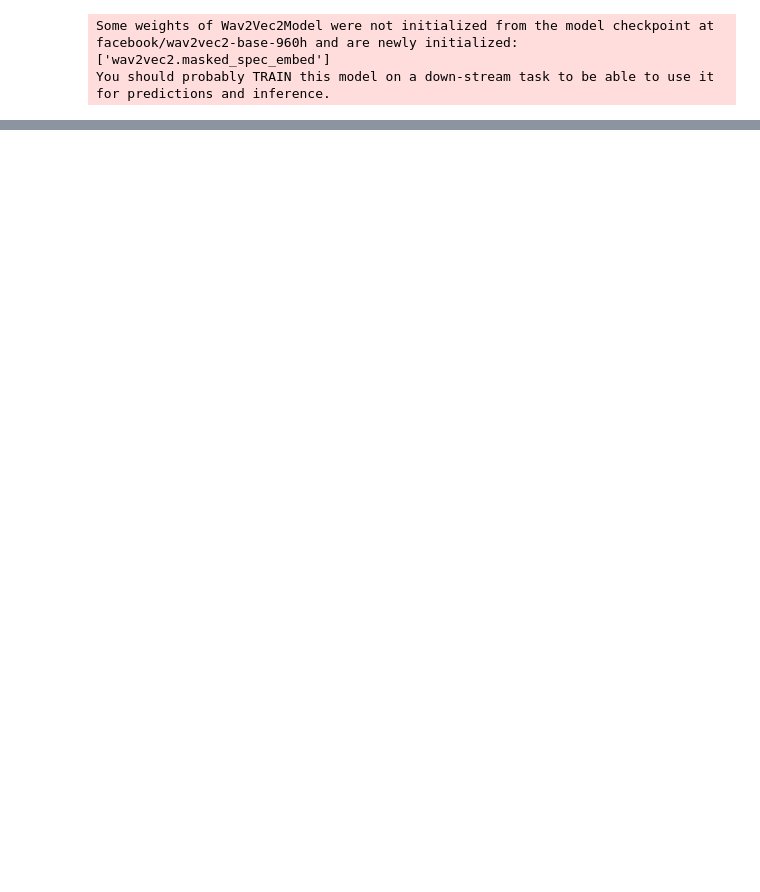
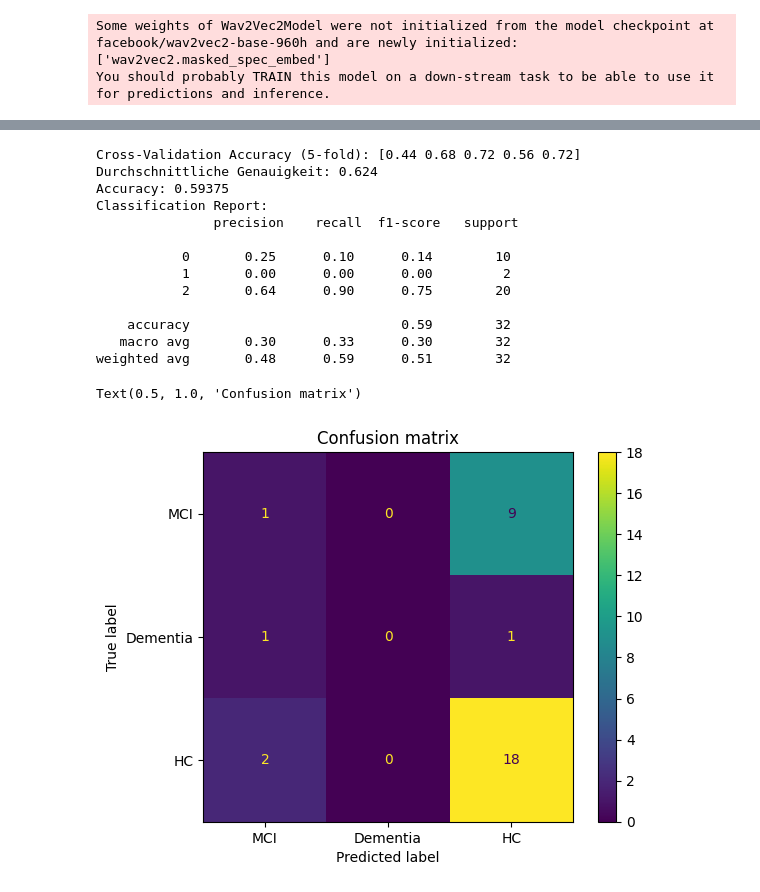
Before and after one commit to SStteeffii/RAD-C, a Jupyter notebook: test_ck.ipynb, the cells around one changed output, grey strips where cells are left out. Drawn from its saved outputs; the diff is of its cells as text; code cells hidden in the pictures; blank space fills up the shorter version.

```diff
--- a/test_ck.ipynb
+++ b/test_ck.ipynb
@@ -287,0 +299,12 @@ weighted avg       0.39      0.62      0.48        32
+# %%
+from sklearn.ensemble import RandomForestClassifier
+
+param_grid_rf = {
+    'n_estimators': [50, 100, 200],
+    'max_depth': [None, 10, 20, 30],
+    'min_samples_split': [2, 5, 10],
+    'min_samples_leaf': [1, 2, 4],
+    'bootstrap': [True, False]
+}
+grid_rf = GridSearchCV(RandomForestClassifier(random_state=42, class_weight={0: 1, 1: 10, 2: 1}), param_grid=param_grid_rf, scoring='accuracy', cv=5)
+grid_rf.fit(X_train.to_numpy(), y_train)
@@ -287,0 +321,32 @@ weighted avg       0.39      0.62      0.48        32
+# %%
+rf_model = grid_rf.best_estimator_
+rfe = RFECV(estimator=svm_model, step=1, cv=5)
+X_train_rfe = rfe.fit_transform(X_train, y_train)
+X_test_rfe = rfe.transform(X_test)
+
+rf_model.fit(X_train_rfe, y_train)
+cv_scores = cross_val_score(rf_model, X_train_rfe, y_train, cv=5, scoring='accuracy')
+rf_pred = cross_val_predict(rf_model, X_test_rfe, y_test, cv=5)
+
+print(f"Cross-Validation Accuracy (5-fold): {cv_scores}")
+print(f"Durchschnittliche Genauigkeit: {cv_scores.mean()}")
+print("Accuracy:", accuracy_score(y_test, rf_pred))
+print("Classification Report:\n", classification_report(y_test, rf_pred))
+cmd = ConfusionMatrixDisplay(confusion_matrix(y_test, rf_pred, labels=range(len(string_classes))), display_labels=string_classes).plot()
+cmd.ax_.set_title('Confusion matrix')
+# %% [output]
+Cross-Validation Accuracy (5-fold): [0.44 0.68 0.72 0.56 0.72]
+Durchschnittliche Genauigkeit: 0.624
+Accuracy: 0.59375
+Classification Report:
+               precision    recall  f1-score   support
+
+           0       0.25      0.10      0.14        10
+           1       0.00      0.00      0.00         2
+           2       0.64      0.90      0.75        20
+
+    accuracy                           0.59        32
+   macro avg       0.30      0.33      0.30        32
+weighted avg       0.48      0.59      0.51        32
+Text(0.5, 1.0, 'Confusion matrix')
+[figure, added]
```
Also changed, not shown: parts of 13 cells of this notebook, 1 other file.
